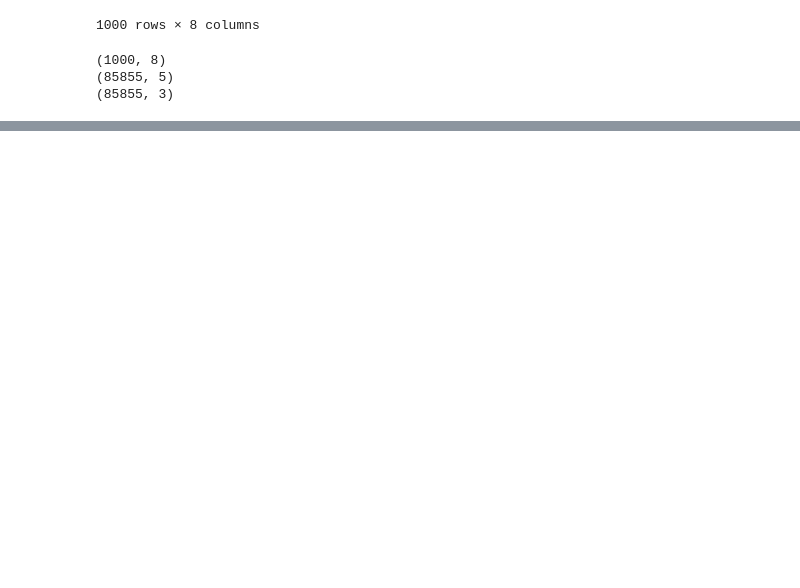
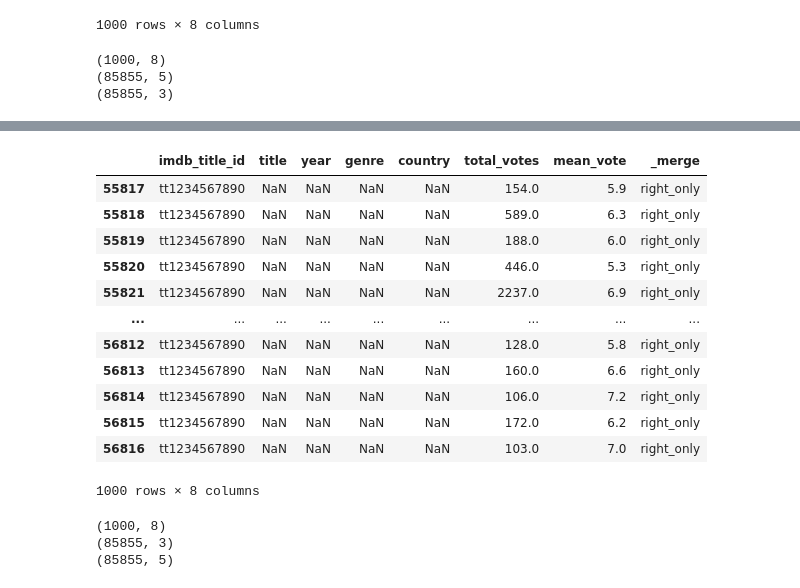
Before and after one commit to 0xazaka/data_science_learning, a Jupyter notebook: 08_merging_and_concatenating_dfs/joins.ipynb, the cells around one changed output, grey strips where cells are left out. Saved outputs shown, nothing was run; the diff lists cells and outputs as text; code cells hidden in the pictures; blank space fills up the shorter version.

Commit message:
right and exclusive right joins

```diff
--- a/08_merging_and_concatenating_dfs/joins.ipynb
+++ b/08_merging_and_concatenating_dfs/joins.ipynb
@@ -343,0 +401,9 @@ print(df_ratings.shape)
+# %%
+# make a copy of the df_ratings dataframe
+
+df_ratings_copy = df_ratings.copy()
+# %%
+# set the first 1000 values of 'imdb_title_id' column as tt1234567890
+
+df_ratings_copy.loc[:999, 'imdb_title_id'] = 'tt1234567890'
+df_ratings_copy
@@ -343,0 +424,29 @@ print(df_ratings.shape)
+# %%
+# merge df_movies and df_ratings_2 (exclusive right join)
+
+df_exclusive_right_join = df_movies.merge(df_ratings_copy, on='imdb_title_id', how='outer', indicator=True).query("_merge=='right_only'")
+df_exclusive_right_join
+# %% [output]
+|  | imdb_title_id | title | year | genre | country | total_votes | mean_vote | _merge |
+| 55817 | tt1234567890 | NaN | NaN | NaN | NaN | 154.0 | 5.9 | right_only |
+| 55818 | tt1234567890 | NaN | NaN | NaN | NaN | 589.0 | 6.3 | right_only |
+| 55819 | tt1234567890 | NaN | NaN | NaN | NaN | 188.0 | 6.0 | right_only |
+| 55820 | tt1234567890 | NaN | NaN | NaN | NaN | 446.0 | 5.3 | right_only |
+| 55821 | tt1234567890 | NaN | NaN | NaN | NaN | 2237.0 | 6.9 | right_only |
+| ... | ... | ... | ... | ... | ... | ... | ... | ... |
+| 56812 | tt1234567890 | NaN | NaN | NaN | NaN | 128.0 | 5.8 | right_only |
+| 56813 | tt1234567890 | NaN | NaN | NaN | NaN | 160.0 | 6.6 | right_only |
+| 56814 | tt1234567890 | NaN | NaN | NaN | NaN | 106.0 | 7.2 | right_only |
+| 56815 | tt1234567890 | NaN | NaN | NaN | NaN | 172.0 | 6.2 | right_only |
+| 56816 | tt1234567890 | NaN | NaN | NaN | NaN | 103.0 | 7.0 | right_only |
+1000 rows × 8 columns
+# %%
+# shape
+
+print(df_exclusive_right_join.shape)
+print(df_ratings_copy.shape)
+print(df_movies.shape)
+# %% [output]
+(1000, 8)
+(85855, 3)
+(85855, 5)
```
Also changed, not shown: parts of 12 cells of this notebook.
